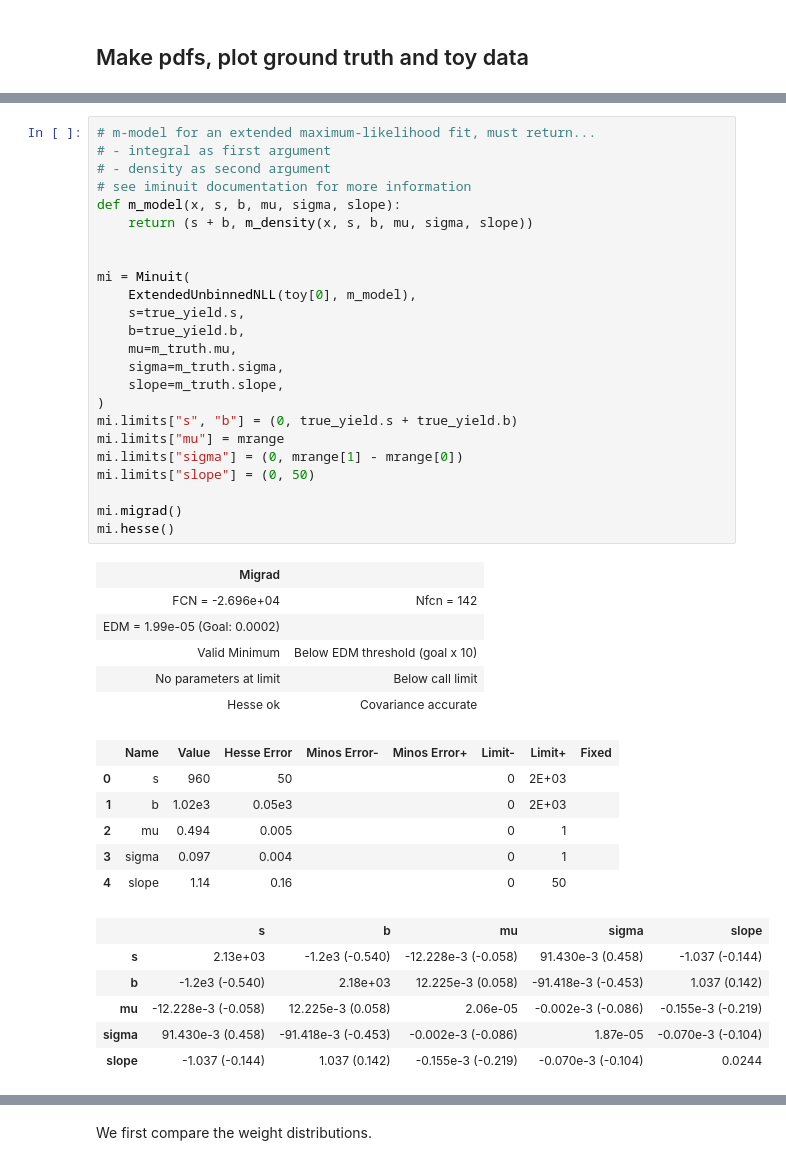
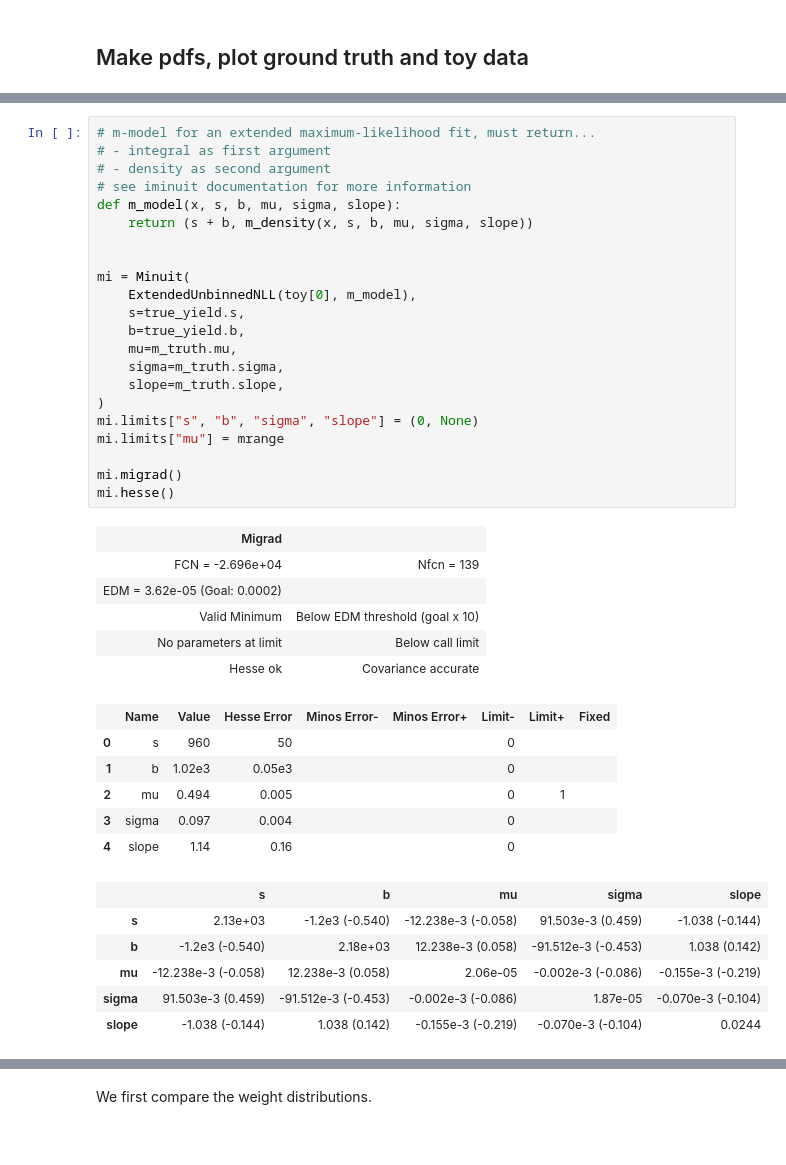
Before and after one commit to sweights/sweights, a Jupyter notebook: doc/notebooks/tutorial_experimental.ipynb, the cells around one changed output, grey strips where cells are left out. Drawn from its saved outputs; the diff is of its cells as text.

```diff
--- a/doc/notebooks/tutorial_experimental.ipynb
+++ b/doc/notebooks/tutorial_experimental.ipynb
@@ -141,44 +179,42 @@ We use an extended unbinned maximum-likelihood fit here, but an extended binned
 # %%
 # m-model for an extended maximum-likelihood fit, must return...
 # - integral as first argument
 # - density as second argument
 # see iminuit documentation for more information
 def m_model(x, s, b, mu, sigma, slope):
     return (s + b, m_density(x, s, b, mu, sigma, slope))
 
 
 mi = Minuit(
     ExtendedUnbinnedNLL(toy[0], m_model),
     s=true_yield.s,
     b=true_yield.b,
     mu=m_truth.mu,
     sigma=m_truth.sigma,
     slope=m_truth.slope,
 )
-mi.limits["s", "b"] = (0, true_yield.s + true_yield.b)
+mi.limits["s", "b", "sigma", "slope"] = (0, None)
 mi.limits["mu"] = mrange
-mi.limits["sigma"] = (0, mrange[1] - mrange[0])
-mi.limits["slope"] = (0, 50)
 
 mi.migrad()
 mi.hesse()
 # %% [output]
 | Migrad |  |
-| FCN = -2.696e+04 | Nfcn = 142 |
-| EDM = 1.99e-05 (Goal: 0.0002) |  |
+| FCN = -2.696e+04 | Nfcn = 139 |
+| EDM = 3.62e-05 (Goal: 0.0002) |  |
 | Valid Minimum | Below EDM threshold (goal x 10) |
 | No parameters at limit | Below call limit |
 | Hesse ok | Covariance accurate |
 |  | Name | Value | Hesse Error | Minos Error- | Minos Error+ | Limit- | Limit+ | Fixed |
-| 0 | s | 960 | 50 |  |  | 0 | 2E+03 |  |
-| 1 | b | 1.02e3 | 0.05e3 |  |  | 0 | 2E+03 |  |
+| 0 | s | 960 | 50 |  |  | 0 |  |  |
+| 1 | b | 1.02e3 | 0.05e3 |  |  | 0 |  |  |
 | 2 | mu | 0.494 | 0.005 |  |  | 0 | 1 |  |
-| 3 | sigma | 0.097 | 0.004 |  |  | 0 | 1 |  |
-| 4 | slope | 1.14 | 0.16 |  |  | 0 | 50 |  |
+| 3 | sigma | 0.097 | 0.004 |  |  | 0 |  |  |
+| 4 | slope | 1.14 | 0.16 |  |  | 0 |  |  |
 |  | s | b | mu | sigma | slope |
-| s | 2.13e+03 | -1.2e3 (-0.540) | -12.228e-3 (-0.058) | 91.430e-3 (0.458) | -1.037 (-0.144) |
-| b | -1.2e3 (-0.540) | 2.18e+03 | 12.225e-3 (0.058) | -91.418e-3 (-0.453) | 1.037 (0.142) |
-| mu | -12.228e-3 (-0.058) | 12.225e-3 (0.058) | 2.06e-05 | -0.002e-3 (-0.086) | -0.155e-3 (-0.219) |
-| sigma | 91.430e-3 (0.458) | -91.418e-3 (-0.453) | -0.002e-3 (-0.086) | 1.87e-05 | -0.070e-3 (-0.104) |
-| slope | -1.037 (-0.144) | 1.037 (0.142) | -0.155e-3 (-0.219) | -0.070e-3 (-0.104) | 0.0244 |
+| s | 2.13e+03 | -1.2e3 (-0.540) | -12.238e-3 (-0.058) | 91.503e-3 (0.459) | -1.038 (-0.144) |
+| b | -1.2e3 (-0.540) | 2.18e+03 | 12.238e-3 (0.058) | -91.512e-3 (-0.453) | 1.038 (0.142) |
+| mu | -12.238e-3 (-0.058) | 12.238e-3 (0.058) | 2.06e-05 | -0.002e-3 (-0.086) | -0.155e-3 (-0.219) |
+| sigma | 91.503e-3 (0.459) | -91.512e-3 (-0.453) | -0.002e-3 (-0.086) | 1.87e-05 | -0.070e-3 (-0.104) |
+| slope | -1.038 (-0.144) | 1.038 (0.142) | -0.155e-3 (-0.219) | -0.070e-3 (-0.104) | 0.0244 |
 # %% [markdown]
```
Also changed, not shown: parts of 13 cells of this notebook, 2 other files.
